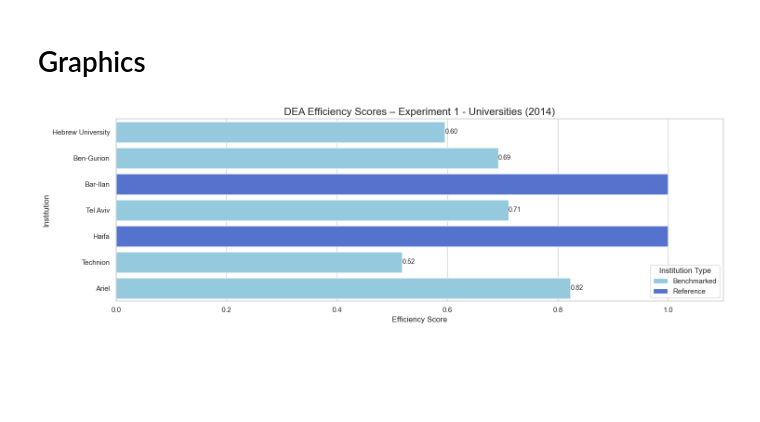
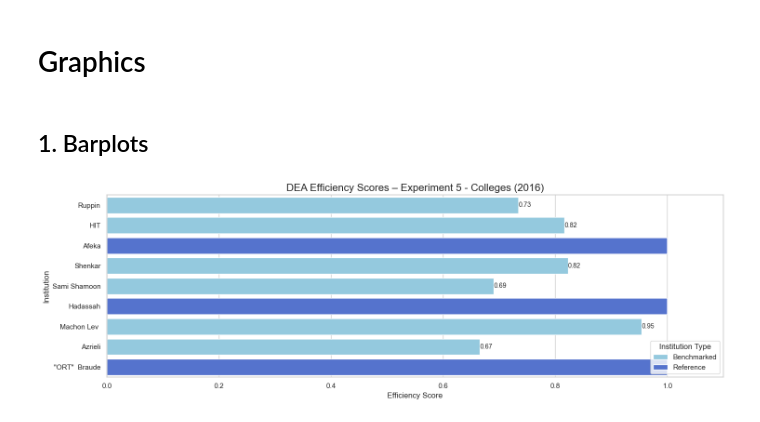
Before and after one commit to Nathdo/DEA-Final-Project, a Jupyter notebook: graphs.ipynb, the cells around one changed output. Cells and saved outputs as stored; diff of their text form; code cells hidden in the pictures; blank space fills up the shorter version.

```diff
--- a/graphs.ipynb
+++ b/graphs.ipynb
@@ -1,32 +1,86 @@
 # %% [markdown]
 # Graphics
+# %% [markdown]
+## 1. Barplots
 # %%
 import pandas as pd
 import numpy as np
 from dealib import dea
 import matplotlib.pyplot as plt
 import seaborn as sns
 import warnings
 warnings.filterwarnings('ignore')
 
 from dea_eff import exp1_2014_uni, exp1_2016_uni, exp1_2021_uni, exp1_2023_uni, exp2_2014_uni, exp2_2016_uni, exp2_2021_uni, exp2_2023_uni
 from dea_eff import exp1_2014_col, exp1_2016_col, exp1_2021_col, exp1_2023_col, exp2_2014_col, exp2_2016_col, exp2_2021_col, exp2_2023_col
 
 # Expérience 3
 from dea_eff import exp3_2014_uni, exp3_2016_uni, exp3_2021_uni, exp3_2023_uni
 from dea_eff import exp3_2014_col, exp3_2016_col, exp3_2021_col, exp3_2023_col
 
 # Expérience 4
 from dea_eff import exp4_2014_uni, exp4_2016_uni, exp4_2021_uni, exp4_2023_uni
 from dea_eff import exp4_2014_col, exp4_2016_col, exp4_2021_col, exp4_2023_col
 
 # Expérience 5
 from dea_eff import exp5_2014_uni, exp5_2016_uni, exp5_2021_uni, exp5_2023_uni
 from dea_eff import exp5_2014_col, exp5_2016_col, exp5_2021_col, exp5_2023_col
 
 from build import bar_plot
 
 
 eff_score_exp1_2014_uni = bar_plot(data = exp1_2014_uni, Institution_ID = 1, year = 2014, exp_num = 1)
+eff_score_exp1_2016_uni = bar_plot(data = exp1_2016_uni, Institution_ID = 1, year = 2016, exp_num = 1)
+eff_score_exp1_2021_uni = bar_plot(data = exp1_2021_uni, Institution_ID = 1, year = 2021, exp_num = 1)
+eff_score_exp1_2023_uni = bar_plot(data = exp1_2023_uni, Institution_ID = 1, year = 2023, exp_num = 1)
+
+eff_score_exp1_2014_col = bar_plot(data = exp1_2014_col, Institution_ID = 2, year = 2014, exp_num = 1)
+eff_score_exp1_2016_col = bar_plot(data = exp1_2016_col, Institution_ID = 2, year = 2016, exp_num = 1)
+eff_score_exp1_2021_col = bar_plot(data = exp1_2021_col, Institution_ID = 2, year = 2021, exp_num = 1)
+eff_score_exp1_2023_col = bar_plot(data = exp1_2023_col, Institution_ID = 2, year = 2023, exp_num = 1)
+
+# Experiment 2
+eff_score_exp2_2014_uni = bar_plot(data = exp2_2014_uni, Institution_ID = 1, year = 2014, exp_num = 2)
+eff_score_exp2_2016_uni = bar_plot(data = exp2_2016_uni, Institution_ID = 1, year = 2016, exp_num = 2)
+eff_score_exp2_2021_uni = bar_plot(data = exp2_2021_uni, Institution_ID = 1, year = 2021, exp_num = 2)
+eff_score_exp2_2023_uni = bar_plot(data = exp2_2023_uni, Institution_ID = 1, year = 2023, exp_num = 2)
+
+eff_score_exp2_2014_col = bar_plot(data = exp2_2014_col, Institution_ID = 2, year = 2014, exp_num = 2)
+eff_score_exp2_2016_col = bar_plot(data = exp2_2016_col, Institution_ID = 2, year = 2016, exp_num = 2)
+eff_score_exp2_2021_col = bar_plot(data = exp2_2021_col, Institution_ID = 2, year = 2021, exp_num = 2)
+eff_score_exp2_2023_col = bar_plot(data = exp2_2023_col, Institution_ID = 2, year = 2023, exp_num = 2)
+
+# Experiment 3
+eff_score_exp3_2014_uni = bar_plot(data = exp3_2014_uni, Institution_ID = 1, year = 2014, exp_num = 3)
+eff_score_exp3_2016_uni = bar_plot(data = exp3_2016_uni, Institution_ID = 1, year = 2016, exp_num = 3)
+eff_score_exp3_2021_uni = bar_plot(data = exp3_2021_uni, Institution_ID = 1, year = 2021, exp_num = 3)
+eff_score_exp3_2023_uni = bar_plot(data = exp3_2023_uni, Institution_ID = 1, year = 2023, exp_num = 3)
+
+eff_score_exp3_2014_col = bar_plot(data = exp3_2014_col, Institution_ID = 2, year = 2014, exp_num = 3)
+eff_score_exp3_2016_col = bar_plot(data = exp3_2016_col, Institution_ID = 2, year = 2016, exp_num = 3)
+eff_score_exp3_2021_col = bar_plot(data = exp3_2021_col, Institution_ID = 2, year = 2021, exp_num = 3)
+eff_score_exp3_2023_col = bar_plot(data = exp3_2023_col, Institution_ID = 2, year = 2023, exp_num = 3)
+
+# Experiment 4
+eff_score_exp4_2014_uni = bar_plot(data = exp4_2014_uni, Institution_ID = 1, year = 2014, exp_num = 4)
+eff_score_exp4_2016_uni = bar_plot(data = exp4_2016_uni, Institution_ID = 1, year = 2016, exp_num = 4)
+eff_score_exp4_2021_uni = bar_plot(data = exp4_2021_uni, Institution_ID = 1, year = 2021, exp_num = 4)
+eff_score_exp4_2023_uni = bar_plot(data = exp4_2023_uni, Institution_ID = 1, year = 2023, exp_num = 4)
+
+eff_score_exp4_2014_col = bar_plot(data = exp4_2014_col, Institution_ID = 2, year = 2014, exp_num = 4)
+eff_score_exp4_2016_col = bar_plot(data = exp4_2016_col, Institution_ID = 2, year = 2016, exp_num = 4)
+eff_score_exp4_2021_col = bar_plot(data = exp4_2021_col, Institution_ID = 2, year = 2021, exp_num = 4)
+eff_score_exp4_2023_col = bar_plot(data = exp4_2023_col, Institution_ID = 2, year = 2023, exp_num = 4)
+
+# Experiment 5
+eff_score_exp5_2014_uni = bar_plot(data = exp5_2014_uni, Institution_ID = 1, year = 2014, exp_num = 5)
+eff_score_exp5_2016_uni = bar_plot(data = exp5_2016_uni, Institution_ID = 1, year = 2016, exp_num = 5)
+eff_score_exp5_2021_uni = bar_plot(data = exp5_2021_uni, Institution_ID = 1, year = 2021, exp_num = 5)
+eff_score_exp5_2023_uni = bar_plot(data = exp5_2023_uni, Institution_ID = 1, year = 2023, exp_num = 5)
+
+eff_score_exp5_2014_col = bar_plot(data = exp5_2014_col, Institution_ID = 2, year = 2014, exp_num = 5)
+eff_score_exp5_2016_col = bar_plot(data = exp5_2016_col, Institution_ID = 2, year = 2016, exp_num = 5, show = True)
+eff_score_exp5_2021_col = bar_plot(data = exp5_2021_col, Institution_ID = 2, year = 2021, exp_num = 5)
+eff_score_exp5_2023_col = bar_plot(data = exp5_2023_col, Institution_ID = 2, year = 2023, exp_num = 5)
 # %% [output]
-[figure, old version]
+[figure, new version]
```
Also changed, not shown: parts of 2 cells of this notebook, 5 other files.
